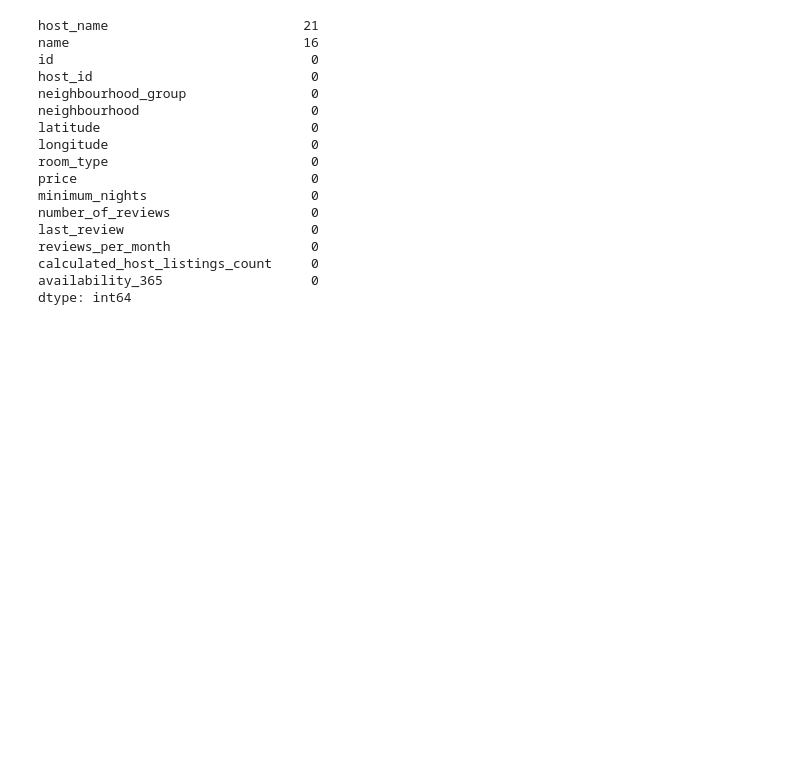
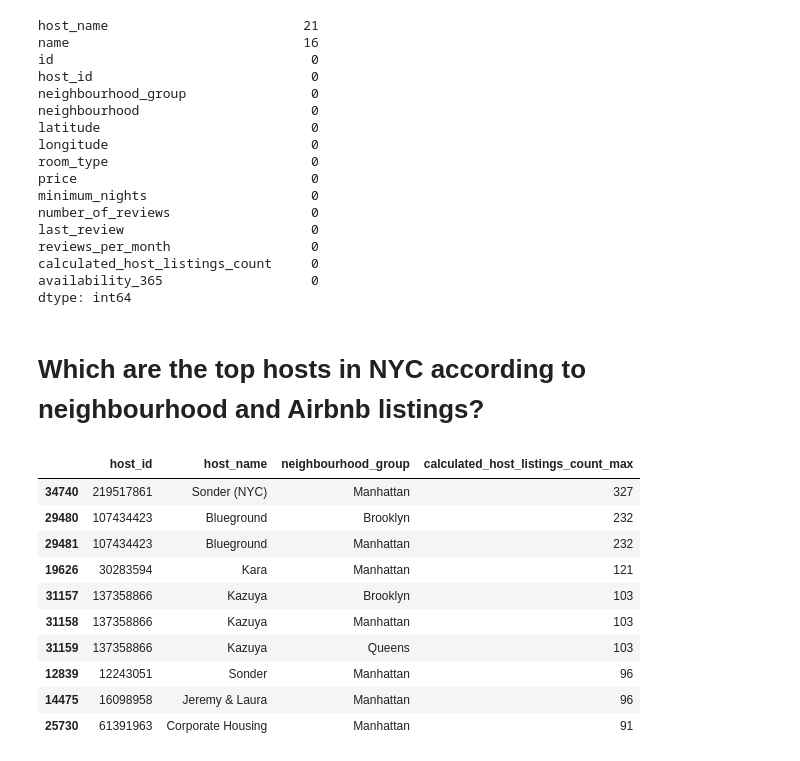
Before and after one commit to Srinadh9121/airbnb_booking_ED_Analysis, a Jupyter notebook: Airbnb_Bookings_Analysis_Capstone_Project.ipynb, the cells around one changed output. Drawn from its saved outputs; the diff is of its cells as text; code cells hidden in the pictures; blank space fills up the shorter version.

```diff
--- a/Airbnb_Bookings_Analysis_Capstone_Project.ipynb
+++ b/Airbnb_Bookings_Analysis_Capstone_Project.ipynb
@@ -198,3 +198,21 @@ reviews_per_month                  0
 calculated_host_listings_count     0
 availability_365                   0
 dtype: int64
+# %% [markdown]
+# **Which are the top hosts in NYC according to neighbourhood and Airbnb listings?**
+# %%
+# Lets check the top neighbourhood with most listings
+host_areas = airbnb_data.groupby(['host_id','host_name','neighbourhood_group'])['calculated_host_listings_count'].max().reset_index()
+host_areas.sort_values(by='calculated_host_listings_count',ascending=False).rename(columns={'calculated_host_listings_count':'calculated_host_listings_count_max'}).head(10)
+# %% [output]
+|  | host_id | host_name | neighbourhood_group | calculated_host_listings_count_max |
+| 34740 | 219517861 | Sonder (NYC) | Manhattan | 327 |
+| 29480 | 107434423 | Blueground | Brooklyn | 232 |
+| 29481 | 107434423 | Blueground | Manhattan | 232 |
+| 19626 | 30283594 | Kara | Manhattan | 121 |
+| 31157 | 137358866 | Kazuya | Brooklyn | 103 |
+| 31158 | 137358866 | Kazuya | Manhattan | 103 |
+| 31159 | 137358866 | Kazuya | Queens | 103 |
+| 12839 | 12243051 | Sonder | Manhattan | 96 |
+| 14475 | 16098958 | Jeremy & Laura | Manhattan | 96 |
+| 25730 | 61391963 | Corporate Housing | Manhattan | 91 |
```
Also changed, not shown: parts of 12 cells of this notebook.
